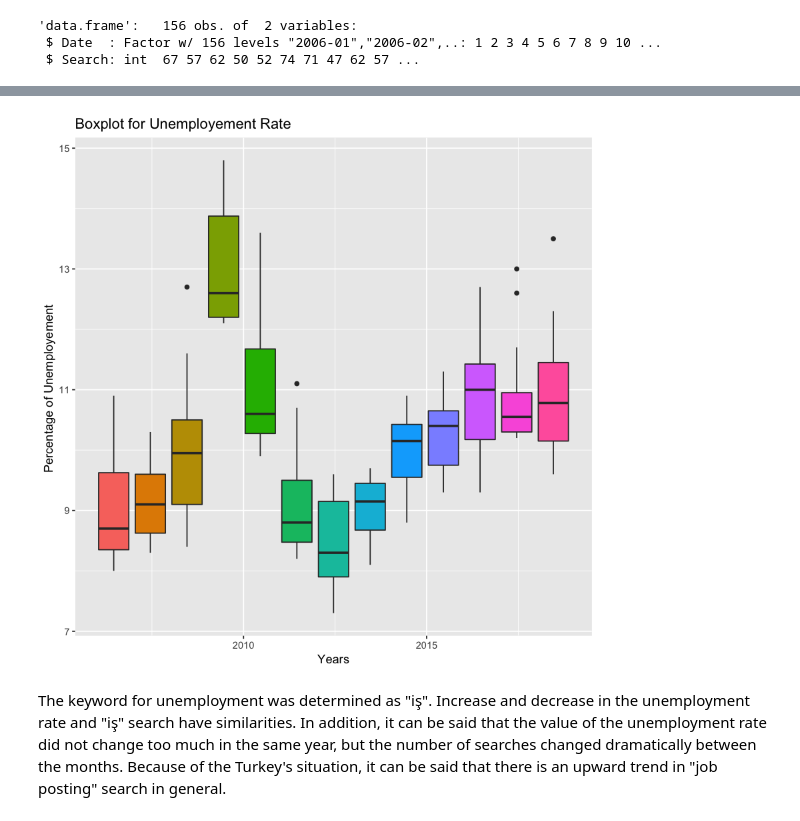
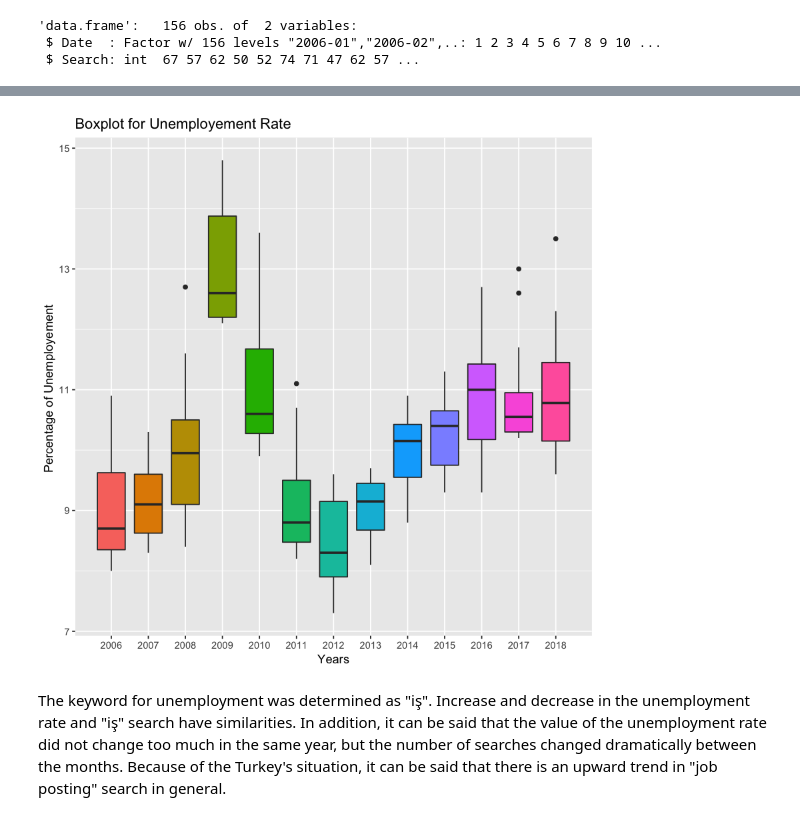
Before and after one commit to BU-IE-360/fall20-mbahadir, a Jupyter notebook: Homework1/Homework1.ipynb, the cells around one changed output, grey strips where cells are left out. Saved outputs shown, nothing was run; the diff lists cells and outputs as text; code cells hidden in the pictures.

```diff
--- a/Homework1/Homework1.ipynb
+++ b/Homework1/Homework1.ipynb
@@ -192,9 +211,9 @@ Warning message in grid.Call(C_textBounds, as.graphicsAnnot(x$label), x$x, x$y,
 # %%
-ggplot(unemployement_df,aes(x=Tarih,y=issizlik,group=year(Tarih)))+ geom_boxplot(aes(fill=factor(year(Tarih))))+
+ggplot(unemployement_df,aes(x=year(Tarih),y=issizlik))+ geom_boxplot(aes(fill=factor(year(Tarih))))+
   xlab("Years") + ylab("Percentage of Unemployement ")+ ggtitle("Boxplot for Unemployement Rate")+
-  theme(legend.position = "none")
+  theme(legend.position = "none")+scale_x_discrete(limits=c(2006:2018))
 # %% [output]
-[figure, old version]
+[figure, new version]
 # %% [markdown]
 The keyword for unemployment was determined as "iş". Increase and decrease in the unemployment rate and "iş" search have similarities. In addition, it can be said that the value of the unemployment rate did not change too much in the same year, but the number of searches changed dramatically between the months. Because of the Turkey's situation, it can be said that there is an upward trend in "job posting" search in general.
 # %%
```
Also changed, not shown: parts of 2 cells of this notebook, 3 other files.
